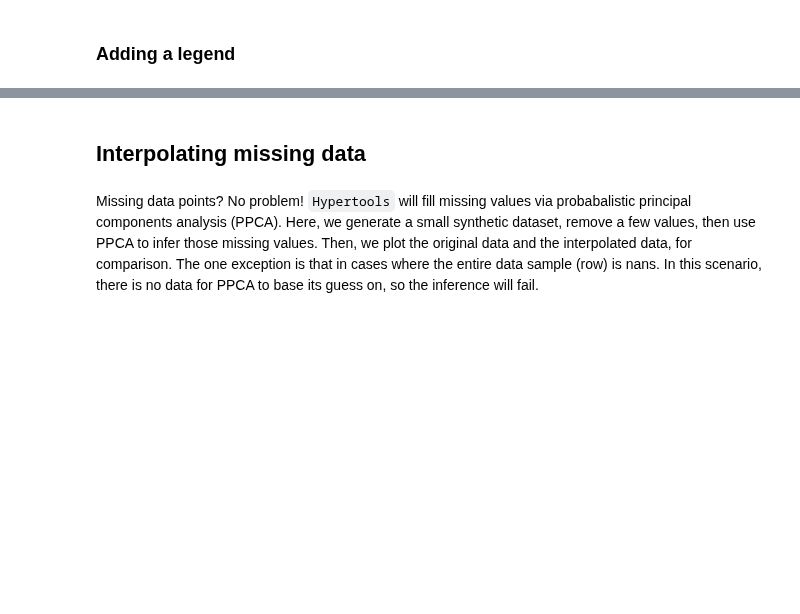
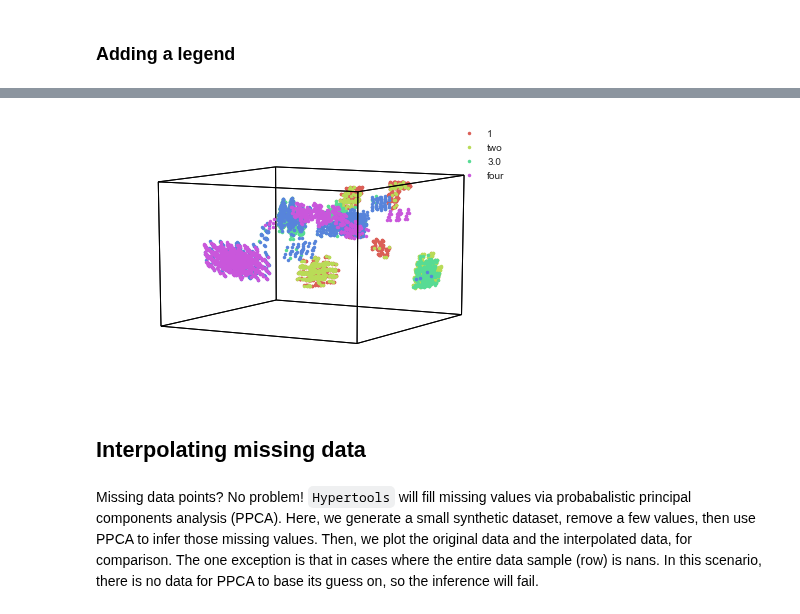
Before and after one commit to ContextLab/hypertools, a Jupyter notebook: docs/tutorials/plot.ipynb, the cells around one changed output, grey strips where cells are left out. Saved outputs shown, nothing was run; the diff lists cells and outputs as text; code cells hidden in the pictures; blank space fills up the shorter version.

```diff
--- a/docs/tutorials/plot.ipynb
+++ b/docs/tutorials/plot.ipynb
@@ -74,7 +96,9 @@ When coloring by group, you may want a legend to indicate group type. Passing `l
 # %%
 split = int(mushrooms.shape[0]/5)
-groupings = [1]*split + ['two']*split + [3.0]*split + [None]*split + ['four']*split
-geo_group = hyp.plot(mushrooms, '.', group=groupings, legend=True)
+hue = [1]*split + ['two']*split + [3.0]*split + [None]*split + ['four']*split
+geo_hue = hyp.plot(mushrooms, '.', hue=hue, legend=True)
+# %% [output]
+[figure, added]
 # %% [markdown]
 ## Interpolating missing data
 # %% [markdown]
```
Also changed, not shown: parts of 23 cells of this notebook, 43 other files.
